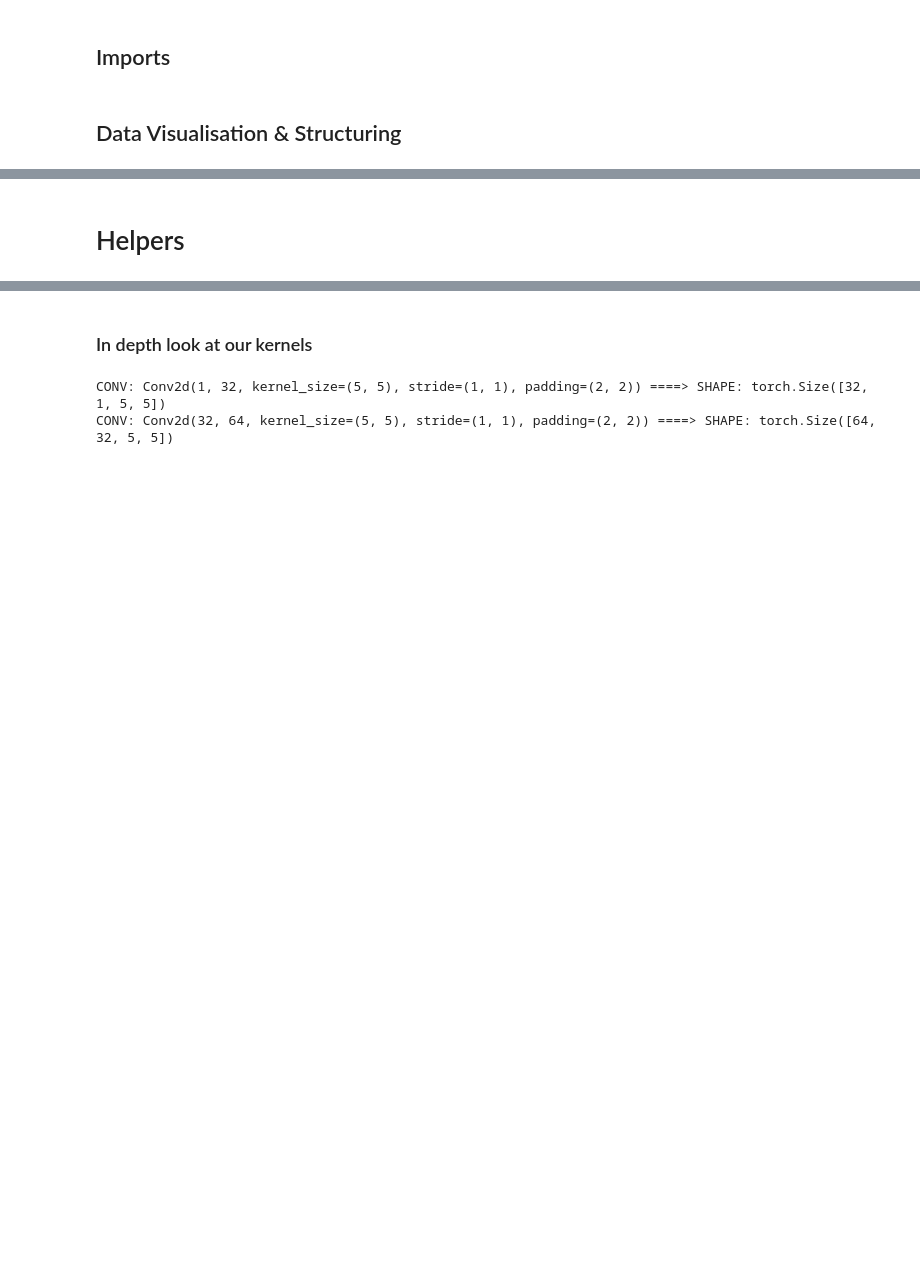
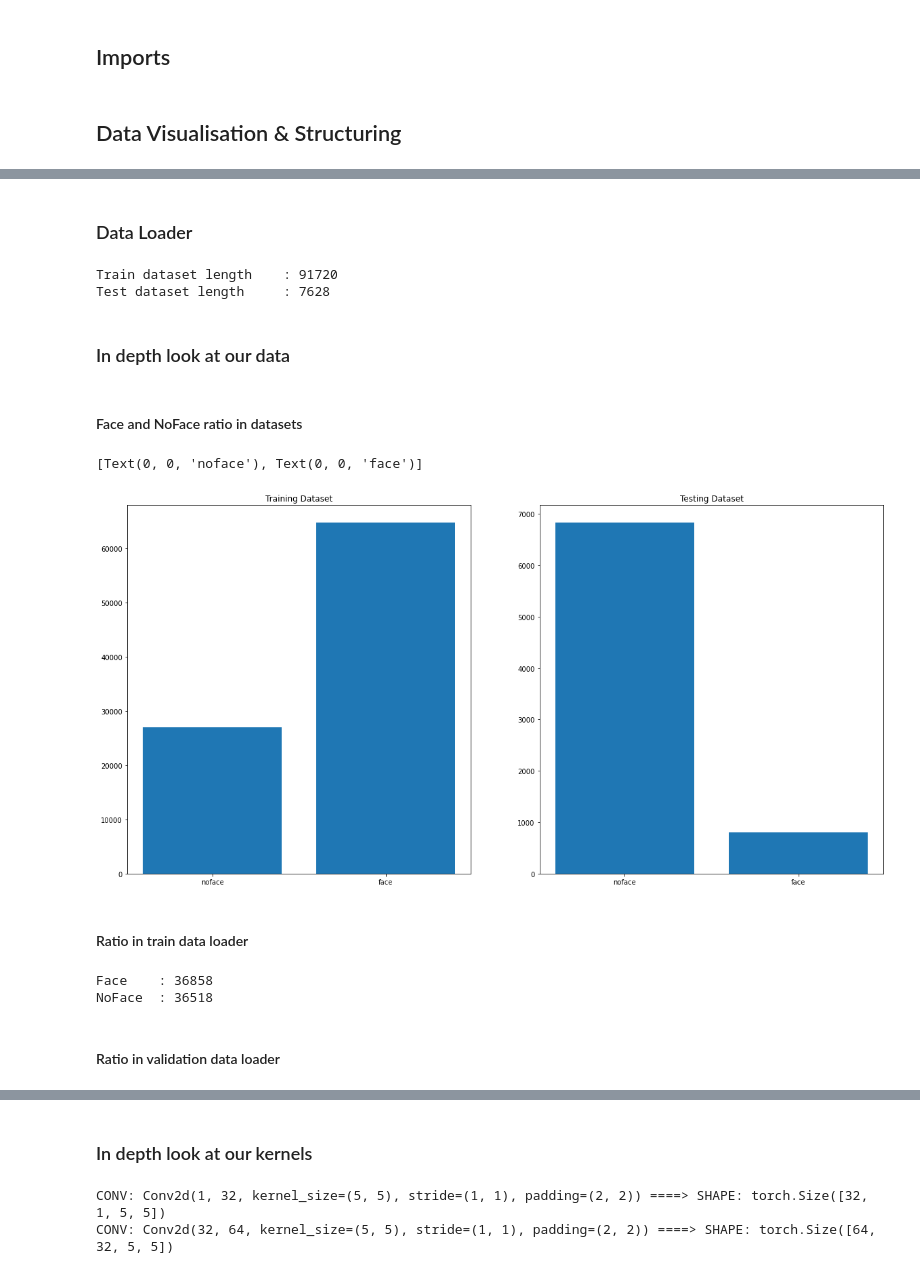
Before and after one commit to PierrePetrella/face_detection, a Jupyter notebook: face_detection.ipynb, the cells around one changed output, grey strips where cells are left out. Cells and saved outputs as stored; diff of their text form; code cells hidden in the pictures; blank space fills up the shorter version.

```diff
--- a/face_detection.ipynb
+++ b/face_detection.ipynb
@@ -266,2 +35,78 @@ from tqdm import tqdm
-# %% [markdown]
-# Helpers
+# %% [markdown]
+### Data Loader
+# %%
+# Transfer data to tensor vectors and training/ testing datasets
+train_dir = './start_deep/train_images'
+test_dir = './start_deep/test_images'
+
+transform = transforms.Compose(
+    [transforms.Grayscale(),
+     transforms.ToTensor(),
+     transforms.Normalize(mean=(0,),std=(1,))])
+
+train_data = torchvision.datasets.ImageFolder(train_dir, transform=transform)
+test_data = torchvision.datasets.ImageFolder(test_dir, transform=transform)
+
+valid_size = 0.2
+batch_size = 32
+
+num_train = len(train_data)
+indices_train = list(range(num_train))
+np.random.shuffle(indices_train)
+split_tv = int(np.floor(valid_size * num_train))
+train_new_idx, valid_idx = indices_train[split_tv:],indices_train[:split_tv]
+
+train_sampler = ImbalancedDatasetSampler(train_data, train_new_idx)
+valid_sampler = ImbalancedDatasetSampler(train_data, valid_idx)
+
+#train_sampler = SubsetRandomSampler(train_new_idx)
+#valid_sampler = SubsetRandomSampler(valid_idx)
+
+train_loader = torch.utils.data.DataLoader(train_data, batch_size=batch_size, sampler=train_sampler, num_workers=1)
+valid_loader = torch.utils.data.DataLoader(train_data, batch_size=batch_size, sampler=valid_sampler, num_workers=1)
+test_loader = torch.utils.data.DataLoader(test_data, batch_size=batch_size, shuffle=True, num_workers=1)
+classes = ('noface','face')
+
+print("Train dataset length \t:",len(train_data))
+print ("Test dataset length \t:", len(test_data))
+# %% [output]
+Train dataset length    : 91720
+Test dataset length     : 7628
+# %% [markdown]
+### In depth look at our data
+# %% [markdown]
+#### Face and NoFace ratio in datasets
+# %%
+fig, ax = plt.subplots(1, 2, figsize=(20, 10))
+ax0, ax1 = ax.flatten()
+
+ax0.set_title("Training Dataset")
+ax0.bar(*zip(*dict(Counter(train_data.targets)).items()))
+ax0.set_xticks([0, 1])
+ax0.set_xticklabels(["noface", "face"])
+
+ax1.set_title("Testing Dataset")
+ax1.bar(*zip(*dict(Counter(test_data.targets)).items()))
+ax1.set_xticks([0, 1])
+ax1.set_xticklabels(["noface", "face"])
+# %% [output]
+[Text(0, 0, 'noface'), Text(0, 0, 'face')]
+[figure, added]
+# %% [markdown]
+#### Ratio in train data loader
+# %%
+count_train_face = 0
+count_train_no_face = 0
+
+for data, target in train_loader:
+    s = np.array(target).sum()
+    count_train_face += s
+    count_train_no_face += batch_size - s
+
+print("Face \t:", count_train_face)
+print ("NoFace \t:", count_train_no_face)
+# %% [output]
+Face    : 36858
+NoFace  : 36518
+# %% [markdown]
+#### Ratio in validation data loader
```
Also changed, not shown: parts of 85 cells of this notebook, 3 other files.
